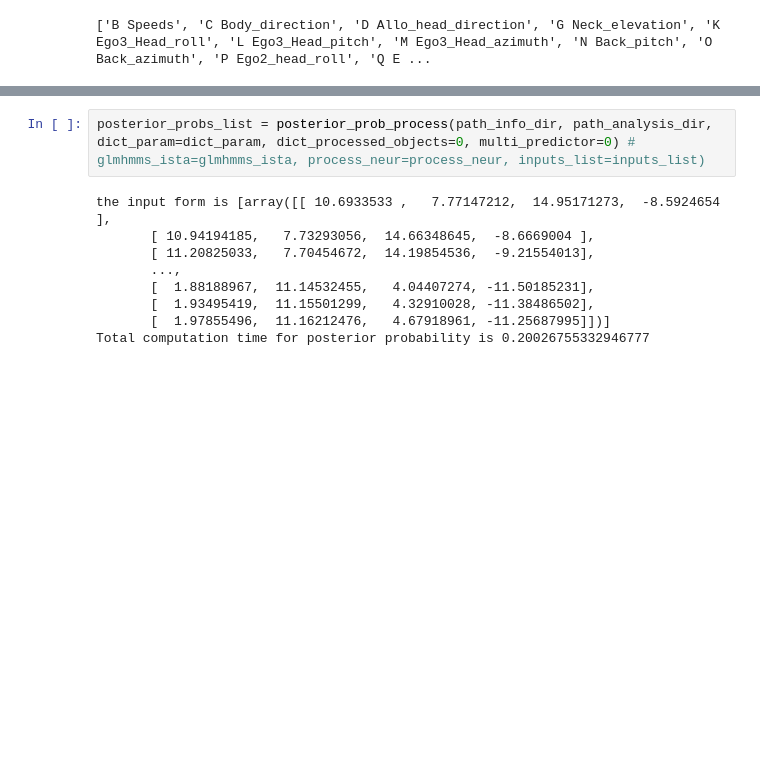
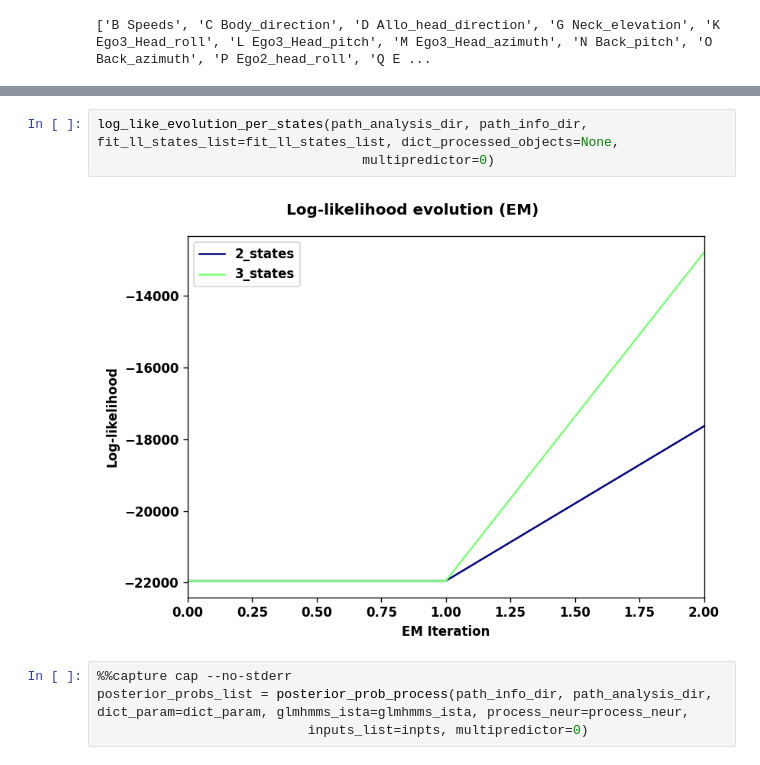
Before and after one commit to pearlsal/postural_glm_hmm, a Jupyter notebook: multi_predictor_notebook.ipynb, the cells around one changed output, grey strips where cells are left out. Drawn from its saved outputs; the diff is of its cells as text; blank space fills up the shorter version.

```diff
--- a/multi_predictor_notebook.ipynb
+++ b/multi_predictor_notebook.ipynb
@@ -57,11 +57,9 @@ The total time for the inference is 189.14183449745178
+# %%
+log_like_evolution_per_states(path_analysis_dir, path_info_dir, fit_ll_states_list=fit_ll_states_list, dict_processed_objects=None,
+                                  multipredictor=0)
+# %% [output]
+[figure, added]
 # %%
-posterior_probs_list = posterior_prob_process(path_info_dir, path_analysis_dir, dict_param=dict_param, dict_processed_objects=0, multi_predictor=0) # glmhmms_ista=glmhmms_ista, process_neur=process_neur, inputs_list=inputs_list)
+%%capture cap --no-stderr
+posterior_probs_list = posterior_prob_process(path_info_dir, path_analysis_dir, dict_param=dict_param, glmhmms_ista=glmhmms_ista, process_neur=process_neur,
+                           inputs_list=inpts, multipredictor=0)
-# %% [output]
-the input form is [array([[ 10.6933533 ,   7.77147212,  14.95171273,  -8.5924654 ],
-       [ 10.94194185,   7.73293056,  14.66348645,  -8.6669004 ],
-       [ 11.20825033,   7.70454672,  14.19854536,  -9.21554013],
-       ...,
-       [  1.88188967,  11.14532455,   4.04407274, -11.50185231],
-       [  1.93495419,  11.15501299,   4.32910028, -11.38486502],
-       [  1.97855496,  11.16212476,   4.67918961, -11.25687995]])]
-Total computation time for posterior probability is 0.20026755332946777
```
Also changed, not shown: parts of 10 cells of this notebook, 18 other files.
